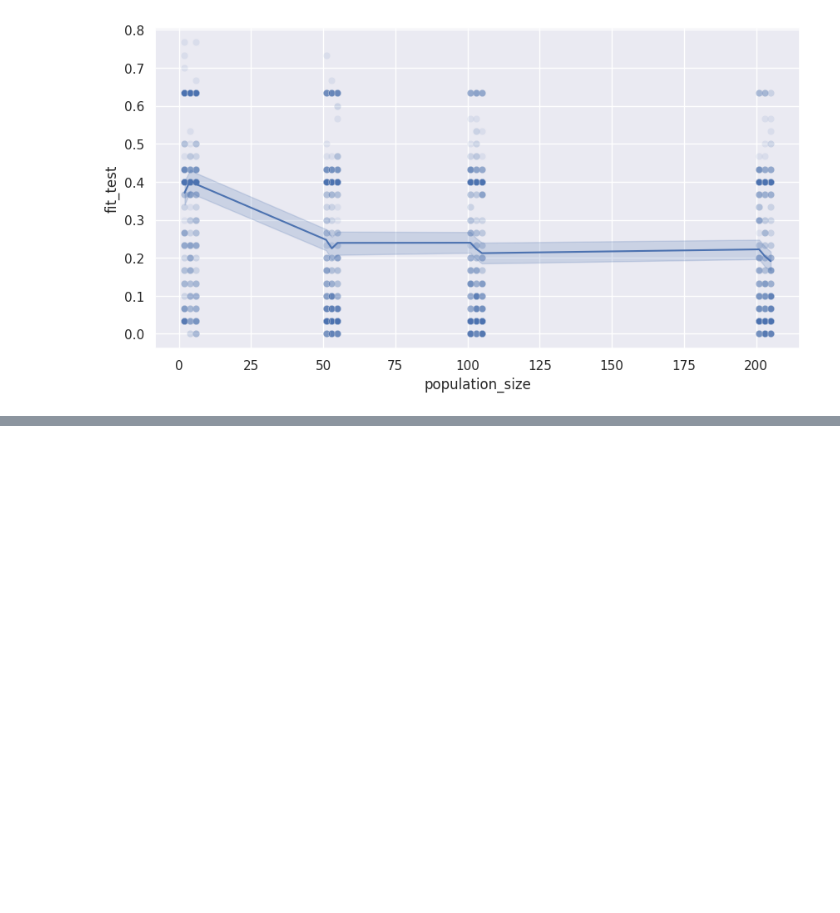
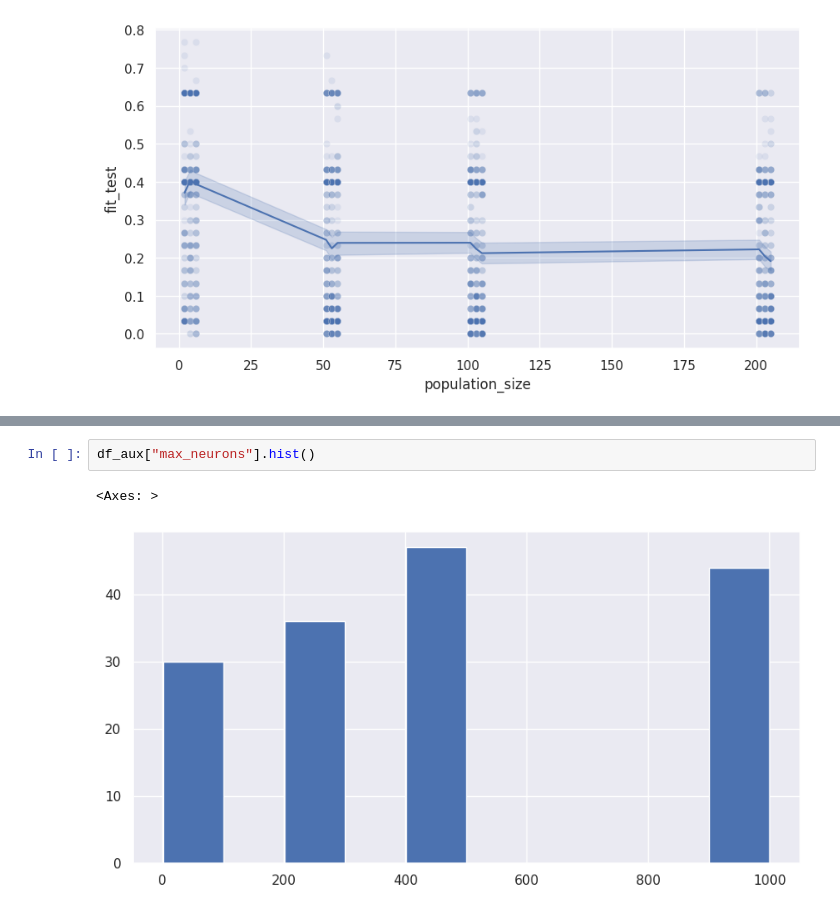
Before and after one commit to HugoAlbertBonet/fakeNEAT, a Jupyter notebook: Graficos.ipynb, the cells around one changed output, grey strips where cells are left out. Saved outputs shown, nothing was run; the diff lists cells and outputs as text; blank space fills up the shorter version.

```diff
--- a/Graficos.ipynb
+++ b/Graficos.ipynb
@@ -209,0 +218,5 @@ sns.lineplot(data=df, x = "population_size", y = "fit_test", ax=ax)
+# %%
+df_aux["max_neurons"].hist()
+# %% [output]
+<Axes: >
+[figure, added]
```
Also changed, not shown: parts of 7 cells of this notebook.
